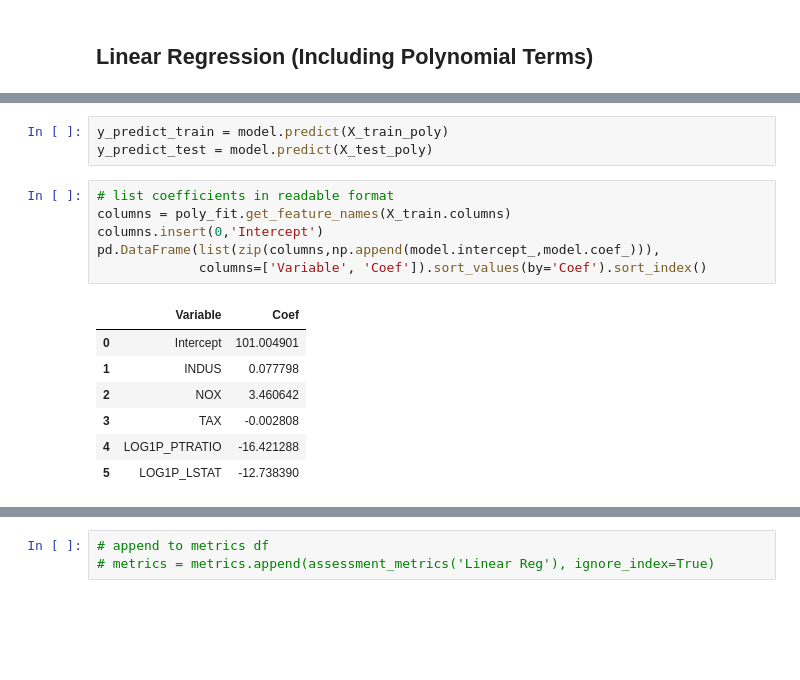
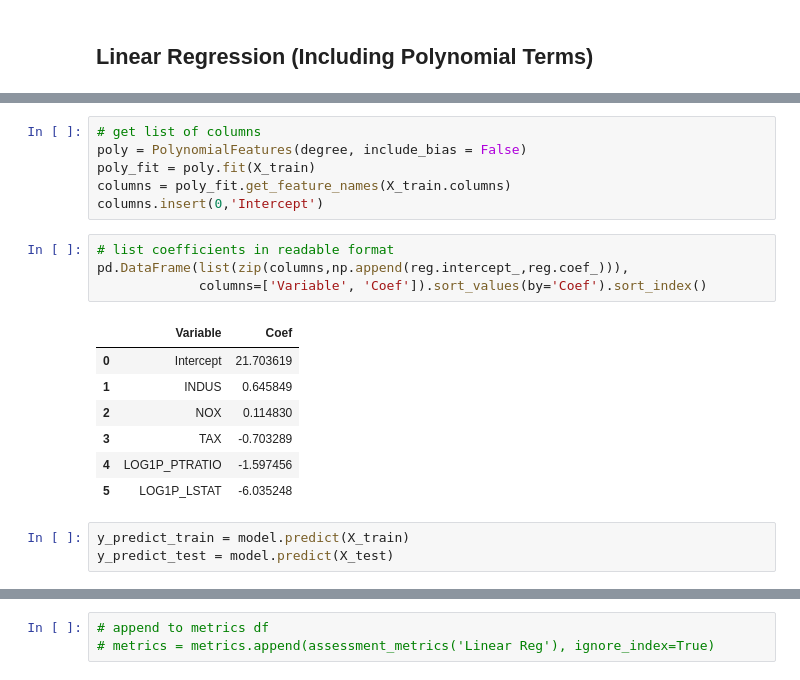
Before and after one commit to prudolph1/regression_base_code, a Jupyter notebook: regression_methods.ipynb, the cells around one changed output, grey strips where cells are left out. Saved outputs shown, nothing was run; the diff lists cells and outputs as text; blank space fills up the shorter version.

```diff
--- a/regression_methods.ipynb
+++ b/regression_methods.ipynb
@@ -299,20 +280,24 @@ LinearRegression(copy_X=True, fit_intercept=True, n_jobs=None, normalize=False)
+# %%
+# get list of columns
+poly = PolynomialFeatures(degree, include_bias = False)
+poly_fit = poly.fit(X_train)
+columns = poly_fit.get_feature_names(X_train.columns)
+columns.insert(0,'Intercept')
+# %%
+# list coefficients in readable format
+pd.DataFrame(list(zip(columns,np.append(reg.intercept_,reg.coef_))),
+             columns=['Variable', 'Coef']).sort_values(by='Coef').sort_index()
+# %% [output]
+|  | Variable | Coef |
+| 0 | Intercept | 21.703619 |
+| 1 | INDUS | 0.645849 |
+| 2 | NOX | 0.114830 |
+| 3 | TAX | -0.703289 |
+| 4 | LOG1P_PTRATIO | -1.597456 |
+| 5 | LOG1P_LSTAT | -6.035248 |
 # %%
-y_predict_train = model.predict(X_train_poly)
-y_predict_test = model.predict(X_test_poly)
+y_predict_train = model.predict(X_train)
+y_predict_test = model.predict(X_test)
-# %%
-# list coefficients in readable format
-columns = poly_fit.get_feature_names(X_train.columns)
-columns.insert(0,'Intercept')
-pd.DataFrame(list(zip(columns,np.append(model.intercept_,model.coef_))),
-             columns=['Variable', 'Coef']).sort_values(by='Coef').sort_index()
-# %% [output]
-|  | Variable | Coef |
-| 0 | Intercept | 101.004901 |
-| 1 | INDUS | 0.077798 |
-| 2 | NOX | 3.460642 |
-| 3 | TAX | -0.002808 |
-| 4 | LOG1P_PTRATIO | -16.421288 |
-| 5 | LOG1P_LSTAT | -12.738390 |
 # %%
 assessment_metrics('Linear OLS')
 # %% [output]
```
Also changed, not shown: parts of 26 cells of this notebook.
